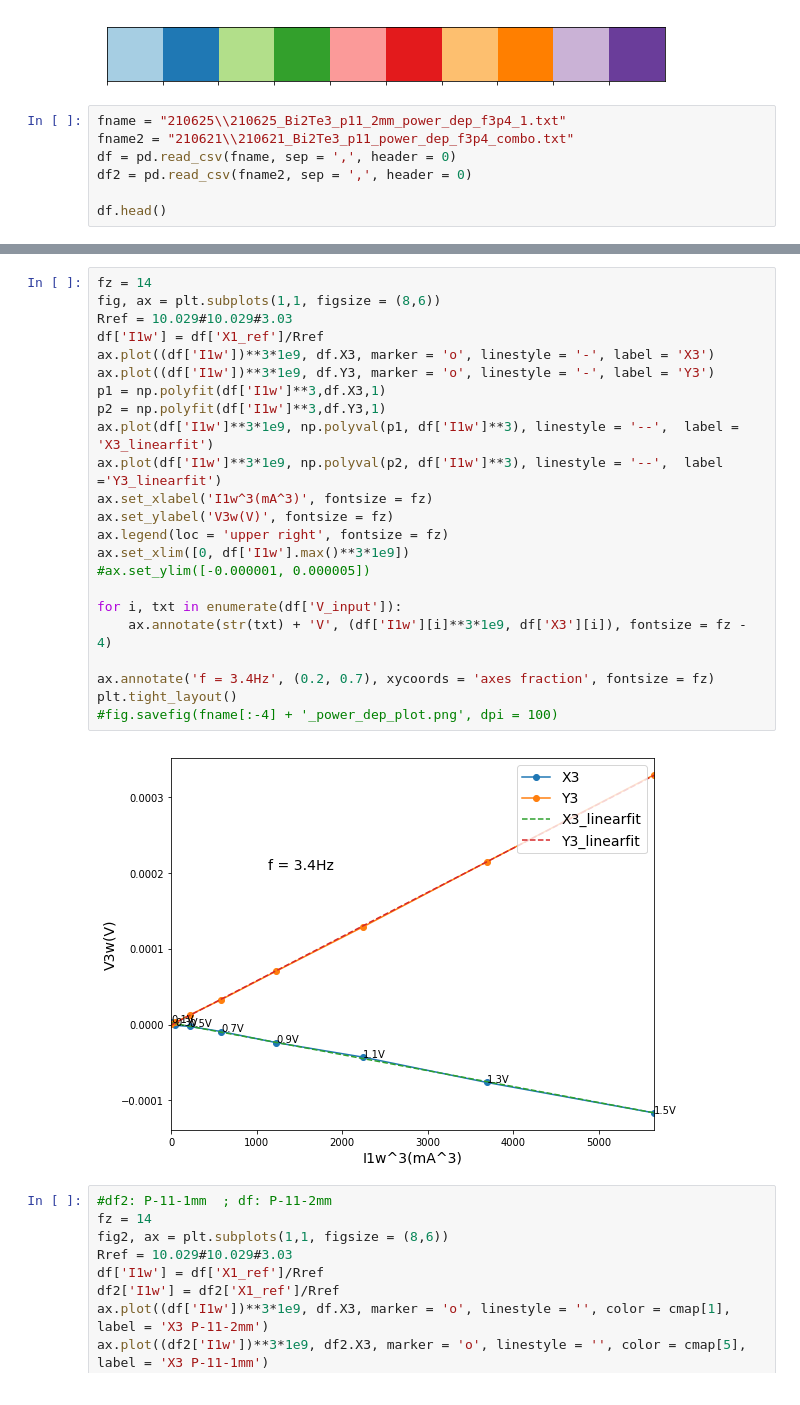
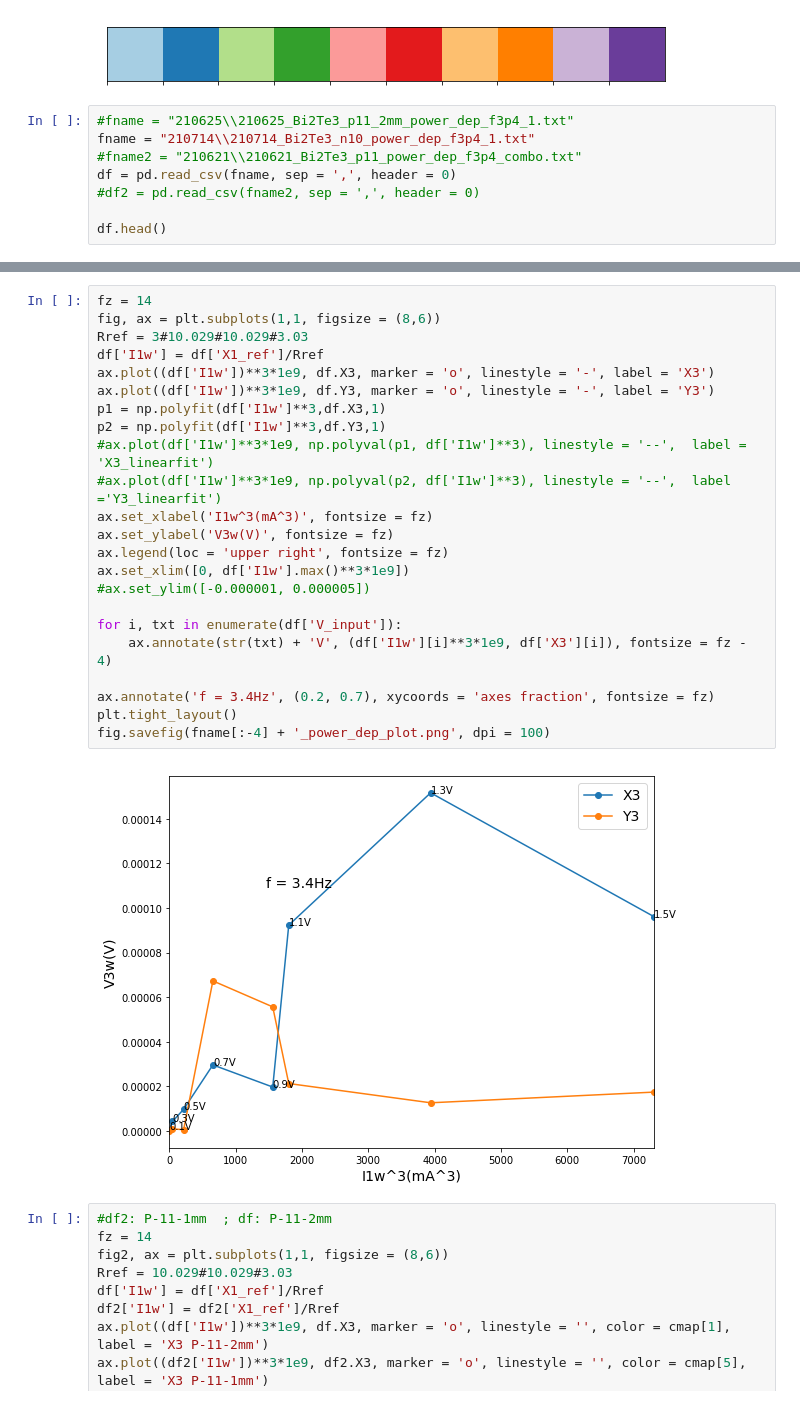
Before and after one commit to xyan36/GraysonGroup, a Jupyter notebook: suspended_wire/power_dep.ipynb, the cells around one changed output, grey strips where cells are left out. Drawn from its saved outputs; the diff is of its cells as text.

```diff
--- a/suspended_wire/power_dep.ipynb
+++ b/suspended_wire/power_dep.ipynb
@@ -13,10 +13,11 @@ sns.palplot(cmap)
 # %% [output]
 [figure]
 # %%
-fname = "210625\\210625_Bi2Te3_p11_2mm_power_dep_f3p4_1.txt"
-fname2 = "210621\\210621_Bi2Te3_p11_power_dep_f3p4_combo.txt"
+#fname = "210625\\210625_Bi2Te3_p11_2mm_power_dep_f3p4_1.txt"
+fname = "210714\\210714_Bi2Te3_n10_power_dep_f3p4_1.txt"
+#fname2 = "210621\\210621_Bi2Te3_p11_power_dep_f3p4_combo.txt"
 df = pd.read_csv(fname, sep = ',', header = 0)
-df2 = pd.read_csv(fname2, sep = ',', header = 0)
+#df2 = pd.read_csv(fname2, sep = ',', header = 0)
 
 df.head()
 # %% [output]
@@ -29,28 +30,28 @@ df.head()
 # %%
 fz = 14
 fig, ax = plt.subplots(1,1, figsize = (8,6))
-Rref = 10.029#10.029#3.03
+Rref = 3#10.029#10.029#3.03
 df['I1w'] = df['X1_ref']/Rref
 ax.plot((df['I1w'])**3*1e9, df.X3, marker = 'o', linestyle = '-', label = 'X3')
 ax.plot((df['I1w'])**3*1e9, df.Y3, marker = 'o', linestyle = '-', label = 'Y3')
 p1 = np.polyfit(df['I1w']**3,df.X3,1)
 p2 = np.polyfit(df['I1w']**3,df.Y3,1)
-ax.plot(df['I1w']**3*1e9, np.polyval(p1, df['I1w']**3), linestyle = '--',  label = 'X3_linearfit')
-ax.plot(df['I1w']**3*1e9, np.polyval(p2, df['I1w']**3), linestyle = '--',  label ='Y3_linearfit')
+#ax.plot(df['I1w']**3*1e9, np.polyval(p1, df['I1w']**3), linestyle = '--',  label = 'X3_linearfit')
+#ax.plot(df['I1w']**3*1e9, np.polyval(p2, df['I1w']**3), linestyle = '--',  label ='Y3_linearfit')
 ax.set_xlabel('I1w^3(mA^3)', fontsize = fz)
 ax.set_ylabel('V3w(V)', fontsize = fz)
 ax.legend(loc = 'upper right', fontsize = fz)
 ax.set_xlim([0, df['I1w'].max()**3*1e9])
 #ax.set_ylim([-0.000001, 0.000005])
 
 for i, txt in enumerate(df['V_input']):
     ax.annotate(str(txt) + 'V', (df['I1w'][i]**3*1e9, df['X3'][i]), fontsize = fz - 4)
 
 ax.annotate('f = 3.4Hz', (0.2, 0.7), xycoords = 'axes fraction', fontsize = fz)
 plt.tight_layout()
-#fig.savefig(fname[:-4] + '_power_dep_plot.png', dpi = 100)
+fig.savefig(fname[:-4] + '_power_dep_plot.png', dpi = 100)
 # %% [output]
-[figure, old version]
+[figure, new version]
 # %%
 #df2: P-11-1mm  ; df: P-11-2mm
 fz = 14
```
Also changed, not shown: parts of 1 cell of this notebook, 6 other files.
